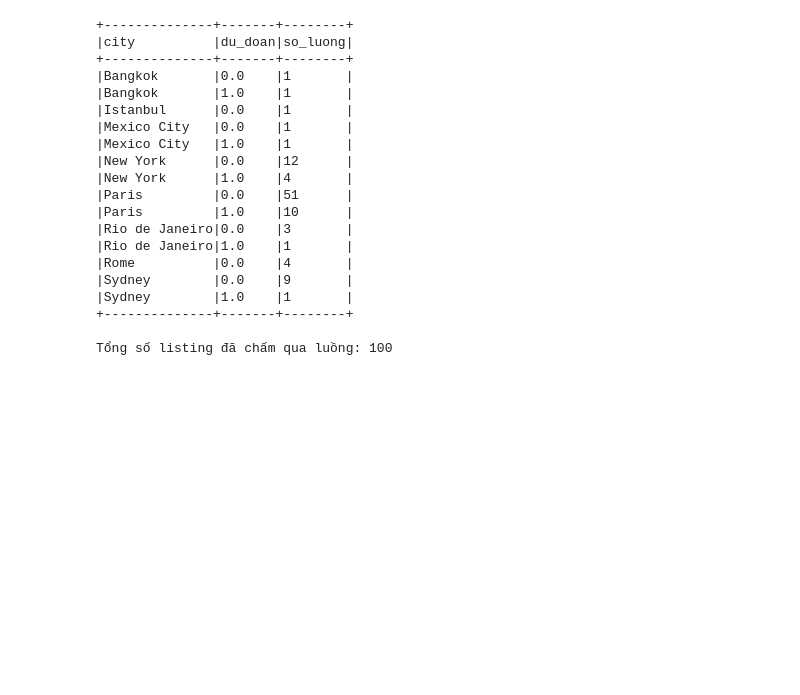
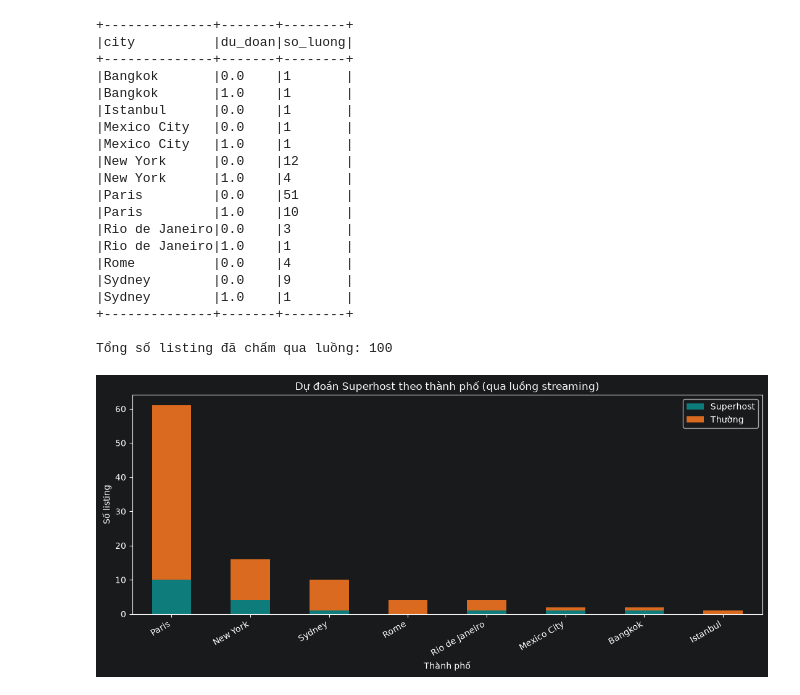
Before and after one commit to nhupham31231022752/N17_DuLieuLonVaUngDung, a Jupyter notebook: src/Airbnb_SparkStreaming.ipynb, the cells around one changed output. Cells and saved outputs as stored; diff of their text form; code cells hidden in the pictures; blank space fills up the shorter version.

Commit message:
Cap nhap spark stream

```diff
--- a/src/Airbnb_SparkStreaming.ipynb
+++ b/src/Airbnb_SparkStreaming.ipynb
@@ -157,3 +157,28 @@ print("Tổng số listing đã chấm qua luồng:", tong)
 +--------------+-------+--------+
 
 Tổng số listing đã chấm qua luồng: 100
+# %%
+# S.10 Biểu đồ cột chồng: Superhost vs Thường theo thành phố
+import pandas as pd
+import matplotlib.pyplot as plt
+
+df_city = spark.sql("""
+    SELECT city,
+           SUM(CASE WHEN du_doan = 1.0 THEN 1 ELSE 0 END) AS superhost,
+           SUM(CASE WHEN du_doan = 0.0 THEN 1 ELSE 0 END) AS thuong
+    FROM ket_qua_stream
+    GROUP BY city
+    ORDER BY (superhost + thuong) DESC
+""").toPandas().set_index("city")
+
+ax = df_city[["superhost", "thuong"]].plot(kind="bar", stacked=True,
+        figsize=(11, 5), color=["#0E7C7B", "#d96a1f"])
+plt.title("Dự đoán Superhost theo thành phố (qua luồng streaming)")
+plt.xlabel("Thành phố")
+plt.ylabel("Số listing")
+plt.legend(["Superhost", "Thường"])
+plt.xticks(rotation=30, ha="right")
+plt.tight_layout()
+plt.show()
+# %% [output]
+[figure, added]
```
Also changed, not shown: parts of 3 cells of this notebook.
